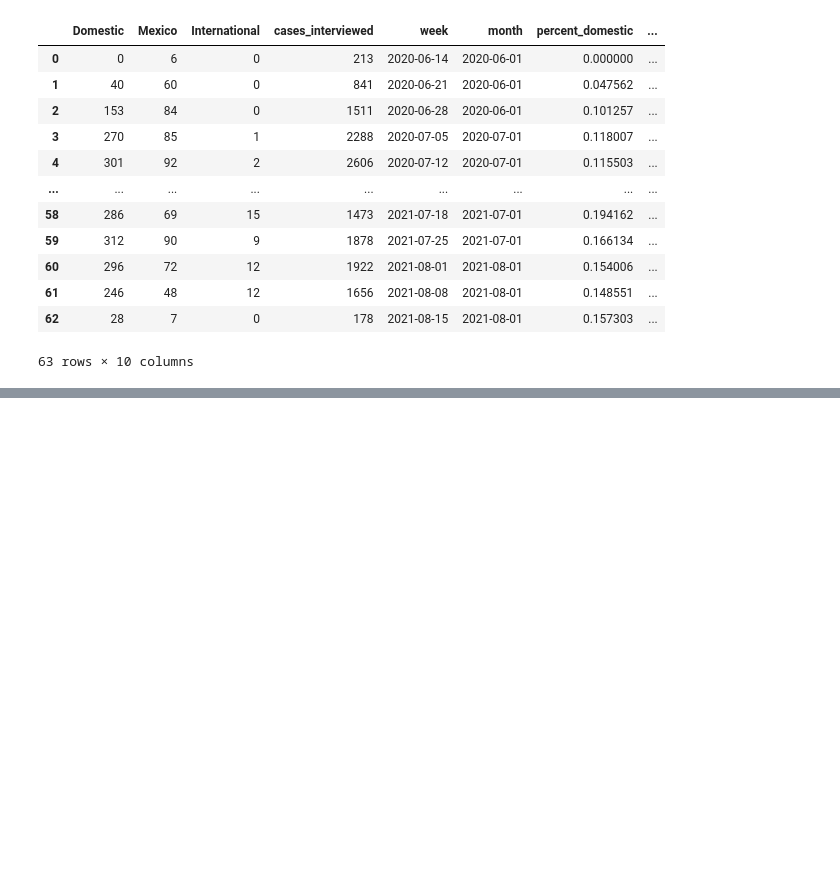
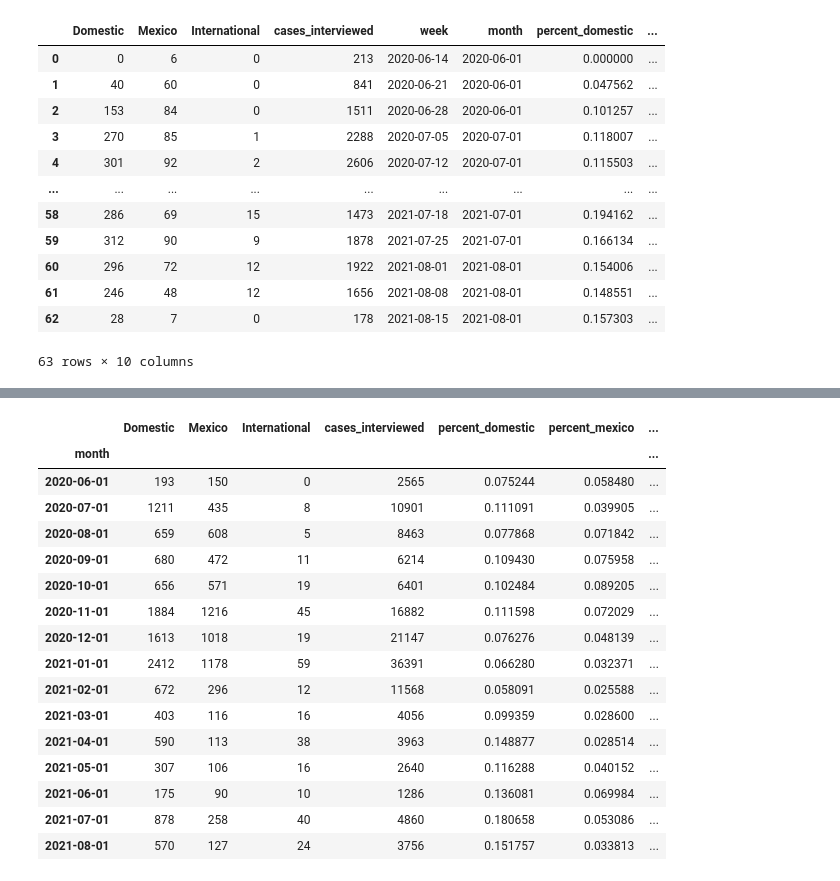
Before and after one commit to andersen-lab/project_2023_SARS-CoV-2_Connectivity, a Jupyter notebook: analyses/figure5_persistance.ipynb, the cells around one changed output, grey strips where cells are left out. Saved outputs shown, nothing was run; the diff lists cells and outputs as text; code cells hidden in the pictures; blank space fills up the shorter version.

```diff
--- a/analyses/figure5_persistance.ipynb
+++ b/analyses/figure5_persistance.ipynb
@@ -207 +207,34 @@ plt.show()
+# %%
+views_monthly = pd.read_csv( "../data/sdcphl_case_tracing.csv" )
+dates = views_monthly["Year"] * 100 + views_monthly["Disease Week"]
+views_monthly["week"] = pd.to_datetime( dates.astype(str) + "0", format='%Y%W%w' )
+views_monthly["month"] = views_monthly["week"].astype( "datetime64[M]" )
+views_monthly = views_monthly.drop( columns=["Year", "Disease Week"] )
+views_monthly = views_monthly.rename( columns={"Total Number of Cases (Interviewed Only)" : "cases_interviewed"} )
+views_monthly = views_monthly.groupby( "month" ).sum()
+views_monthly["percent_domestic"] = views_monthly["Domestic"] / views_monthly["cases_interviewed"]
+views_monthly["percent_mexico"] = views_monthly["Mexico"] / views_monthly["cases_interviewed"]
+views_monthly["percent_international"] = views_monthly["International"] / views_monthly["cases_interviewed"]
+views_monthly["percent_travel"] = (views_monthly["Domestic"] + views_monthly["Mexico"] + views_monthly["International"]) / views_monthly["cases_interviewed"]
+
+views_monthly = views_monthly.sort_index()
+views_monthly
+# %% [output]
+|  | Domestic | Mexico | International | cases_interviewed | percent_domestic | percent_mexico | ... |
+| month |  |  |  |  |  |  | ... |
+| 2020-06-01 | 193 | 150 | 0 | 2565 | 0.075244 | 0.058480 | ... |
+| 2020-07-01 | 1211 | 435 | 8 | 10901 | 0.111091 | 0.039905 | ... |
+| 2020-08-01 | 659 | 608 | 5 | 8463 | 0.077868 | 0.071842 | ... |
+| 2020-09-01 | 680 | 472 | 11 | 6214 | 0.109430 | 0.075958 | ... |
+| 2020-10-01 | 656 | 571 | 19 | 6401 | 0.102484 | 0.089205 | ... |
+| 2020-11-01 | 1884 | 1216 | 45 | 16882 | 0.111598 | 0.072029 | ... |
+| 2020-12-01 | 1613 | 1018 | 19 | 21147 | 0.076276 | 0.048139 | ... |
+| 2021-01-01 | 2412 | 1178 | 59 | 36391 | 0.066280 | 0.032371 | ... |
+| 2021-02-01 | 672 | 296 | 12 | 11568 | 0.058091 | 0.025588 | ... |
+| 2021-03-01 | 403 | 116 | 16 | 4056 | 0.099359 | 0.028600 | ... |
+| 2021-04-01 | 590 | 113 | 38 | 3963 | 0.148877 | 0.028514 | ... |
+| 2021-05-01 | 307 | 106 | 16 | 2640 | 0.116288 | 0.040152 | ... |
+| 2021-06-01 | 175 | 90 | 10 | 1286 | 0.136081 | 0.069984 | ... |
+| 2021-07-01 | 878 | 258 | 40 | 4860 | 0.180658 | 0.053086 | ... |
+| 2021-08-01 | 570 | 127 | 24 | 3756 | 0.151757 | 0.033813 | ... |
 # %%
```
Also changed, not shown: parts of 6 cells of this notebook, 12 other files.
